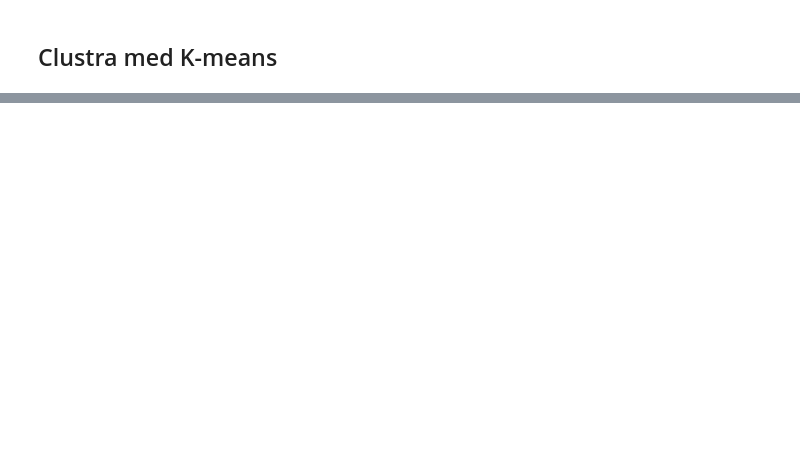
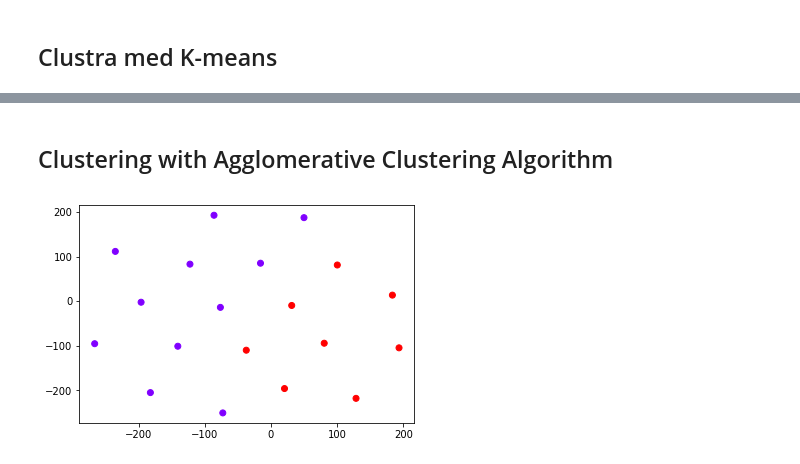
Before and after one commit to EngqvistLab/cheminformatics, a Jupyter notebook: code/cluster.ipynb, the cells around one changed output, grey strips where cells are left out. Saved outputs shown, nothing was run; the diff lists cells and outputs as text; code cells hidden in the pictures; blank space fills up the shorter version.

```diff
--- a/code/cluster.ipynb
+++ b/code/cluster.ipynb
@@ -87,0 +91,14 @@ array([[140.92378 ,  64.64436 ],
+# %% [markdown]
+## Clustering with Agglomerative Clustering Algorithm
+# %%
+#Osäker på om denna är bra.. kanske måste plottas som ett träd typ men vet inte hur i så fall
+
+data= X_embedded
+X = np.array(data)
+clustering = AgglomerativeClustering().fit(X)
+
+clustering.labels_
+plt.scatter(X[:,0],X[:,1], c=clustering.labels_, cmap='rainbow')
+display()
+# %% [output]
+[figure, added]
```
Also changed, not shown: parts of 12 cells of this notebook.
